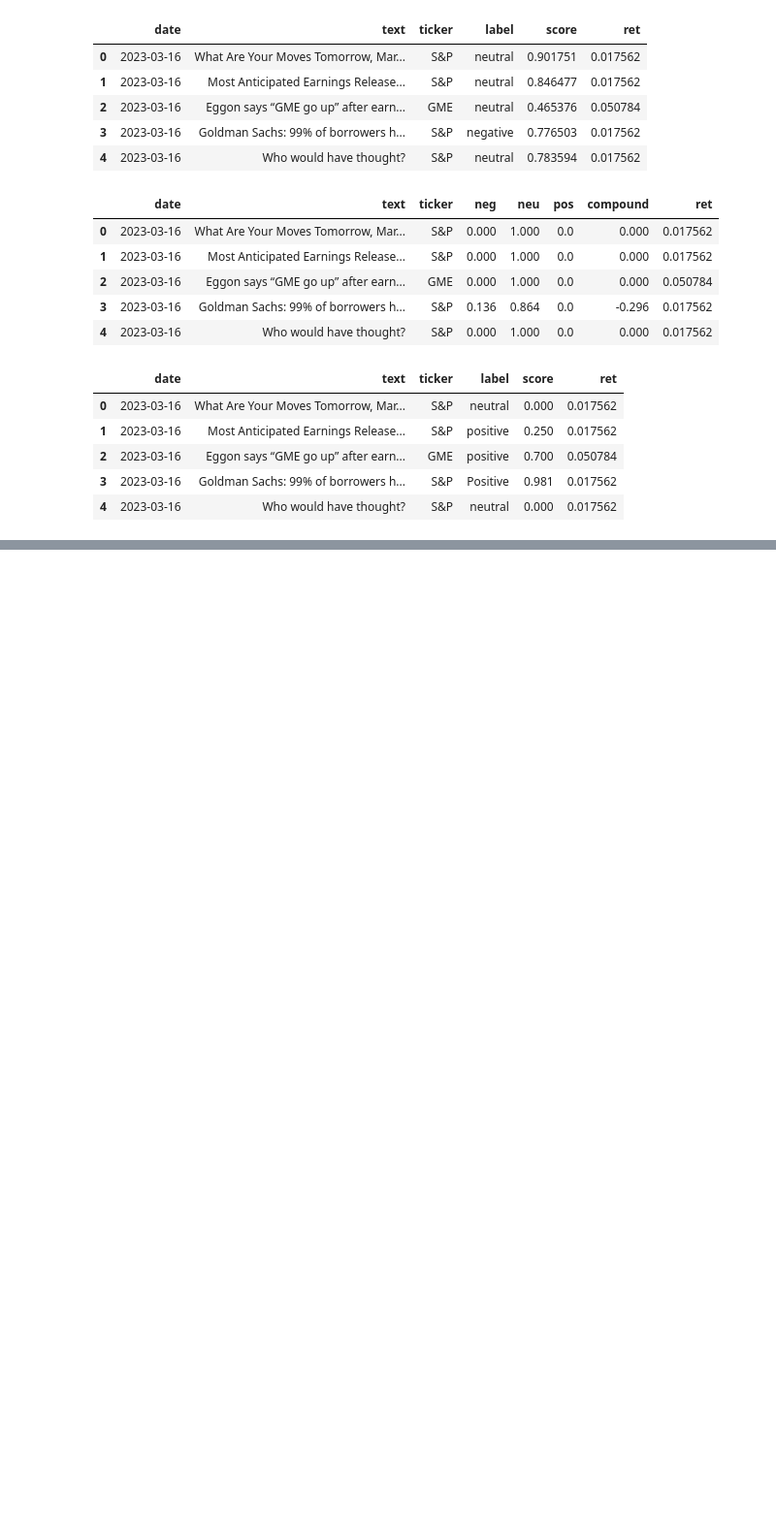
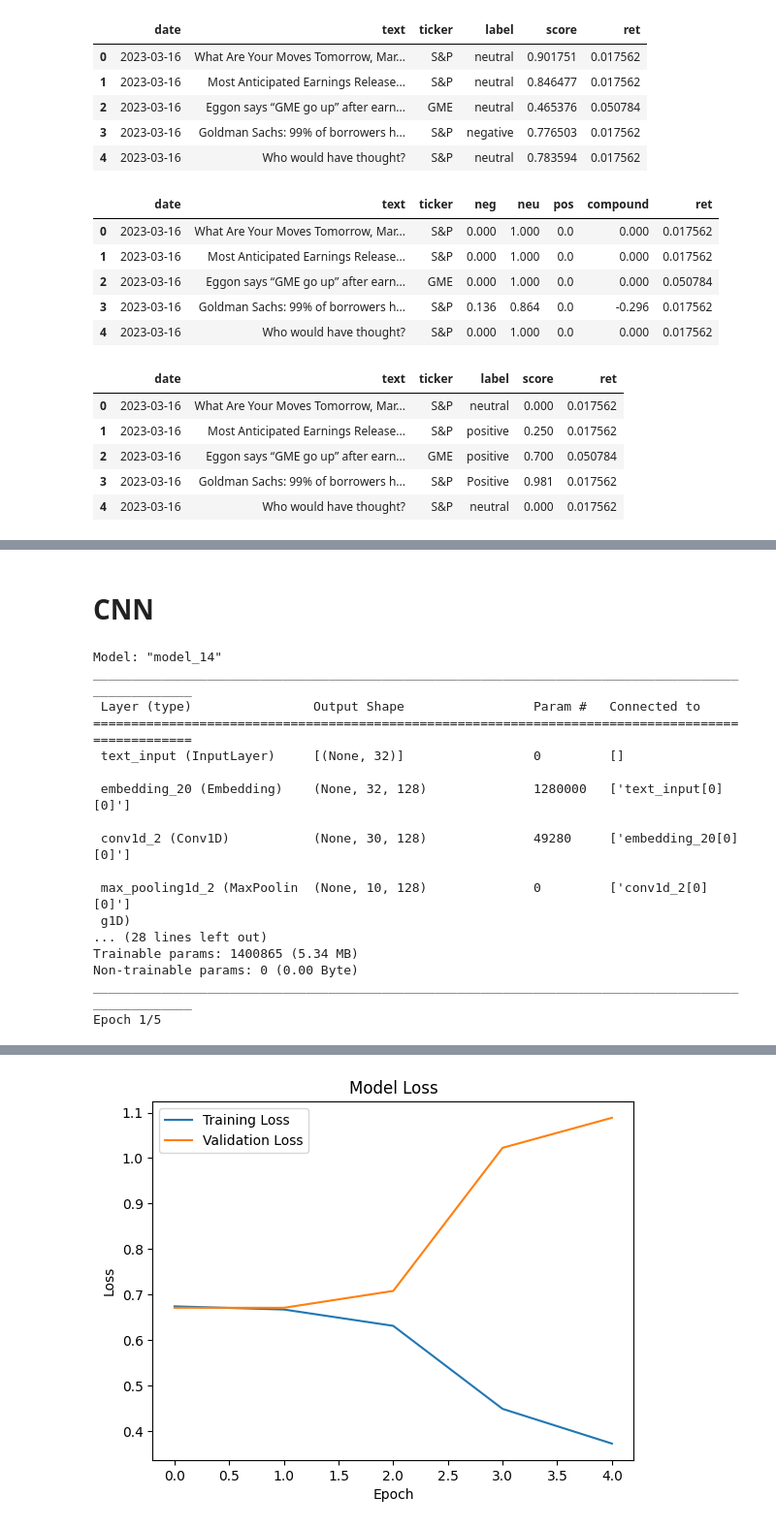
Before and after one commit to Christopher-jason/cjs-dissertation, a Jupyter notebook: Stocks/draft_2.ipynb, the cells around one changed output, grey strips where cells are left out. Shown: that part at 97% size. Saved outputs shown, nothing was run; the diff lists cells and outputs as text; code cells hidden in the pictures; blank space fills up the shorter version.

```diff
--- a/Stocks/draft_2.ipynb
+++ b/Stocks/draft_2.ipynb
@@ -770,0 +1052,2 @@ hot_chatgpt_ret.to_csv('sentiment_score_ret/hot_chatgpt_ret.csv')
+# %% [markdown]
+# CNN
@@ -770,0 +1134,20 @@ hot_chatgpt_ret.to_csv('sentiment_score_ret/hot_chatgpt_ret.csv')
+# %%
+model_CNN(hot_finbert)
+# %% [output]
+Model: "model_14"
+__________________________________________________________________________________________________
+ Layer (type)                Output Shape                 Param #   Connected to
+==================================================================================================
+ text_input (InputLayer)     [(None, 32)]                 0         []
+
+ embedding_20 (Embedding)    (None, 32, 128)              1280000   ['text_input[0][0]']
+
+ conv1d_2 (Conv1D)           (None, 30, 128)              49280     ['embedding_20[0][0]']
+
+ max_pooling1d_2 (MaxPoolin  (None, 10, 128)              0         ['conv1d_2[0][0]']
+ g1D)
+... (28 lines left out)
+Trainable params: 1400865 (5.34 MB)
+Non-trainable params: 0 (0.00 Byte)
+__________________________________________________________________________________________________
+Epoch 1/5
@@ -770,0 +1165 @@ hot_chatgpt_ret.to_csv('sentiment_score_ret/hot_chatgpt_ret.csv')
+[figure, added]
```
Also changed, not shown: parts of 24 cells of this notebook, 26 other files.
